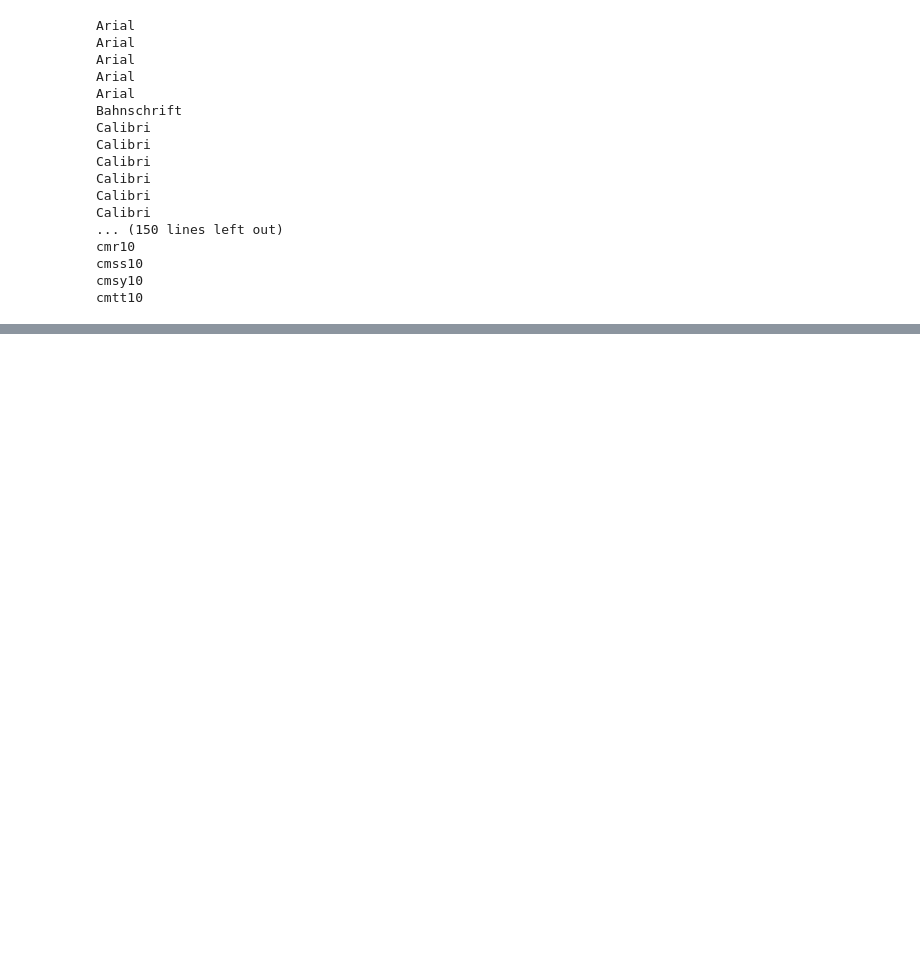
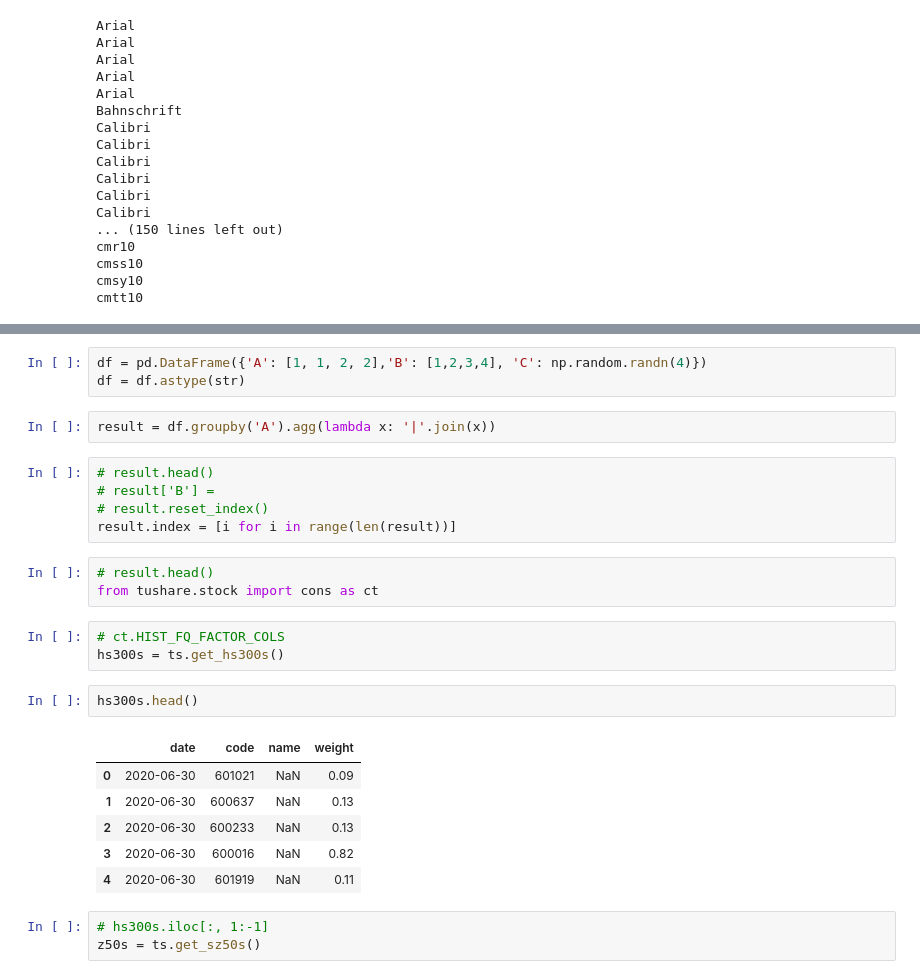
Before and after one commit to wd64759/quants, a Jupyter notebook: quants/stock_playground.ipynb, the cells around one changed output, grey strips where cells are left out. Drawn from its saved outputs; the diff is of its cells as text; blank space fills up the shorter version.

```diff
--- a/quants/stock_playground.ipynb
+++ b/quants/stock_playground.ipynb
@@ -240,0 +299,28 @@ cmtt10
+# %%
+df = pd.DataFrame({'A': [1, 1, 2, 2],'B': [1,2,3,4], 'C': np.random.randn(4)})
+df = df.astype(str)
+# %%
+result = df.groupby('A').agg(lambda x: '|'.join(x))
+# %%
+# result.head()
+# result['B'] =
+# result.reset_index()
+result.index = [i for i in range(len(result))]
+# %%
+# result.head()
+from tushare.stock import cons as ct
+# %%
+# ct.HIST_FQ_FACTOR_COLS
+hs300s = ts.get_hs300s()
+# %%
+hs300s.head()
+# %% [output]
+|  | date | code | name | weight |
+| 0 | 2020-06-30 | 601021 | NaN | 0.09 |
+| 1 | 2020-06-30 | 600637 | NaN | 0.13 |
+| 2 | 2020-06-30 | 600233 | NaN | 0.13 |
+| 3 | 2020-06-30 | 600016 | NaN | 0.82 |
+| 4 | 2020-06-30 | 601919 | NaN | 0.11 |
+# %%
+# hs300s.iloc[:, 1:-1]
+z50s = ts.get_sz50s()
```
Also changed, not shown: parts of 9 cells of this notebook, 2 other files.
